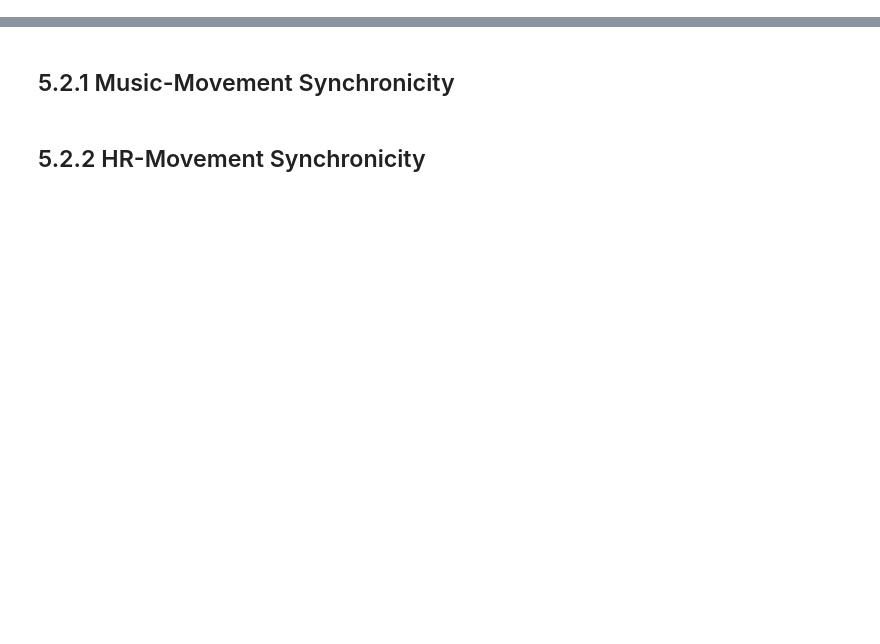
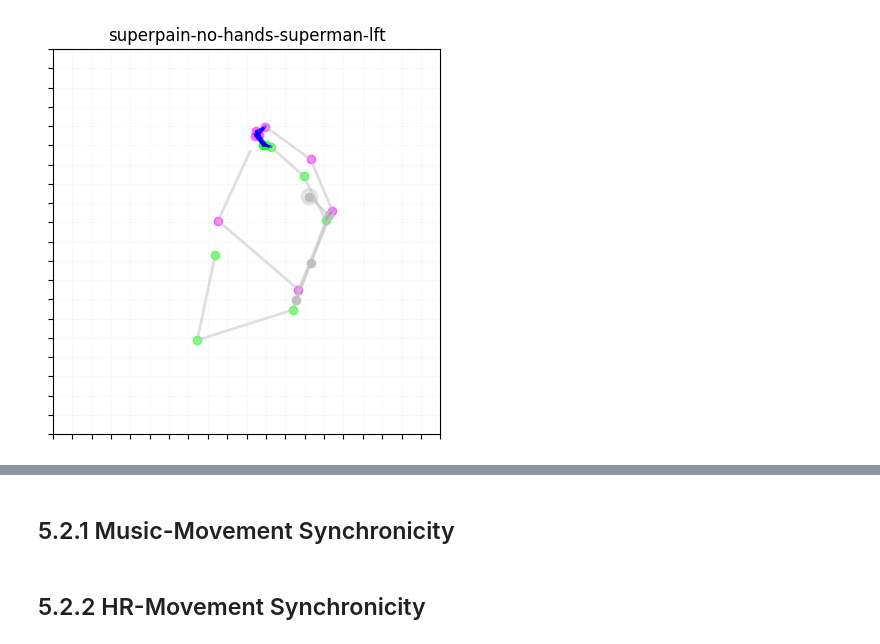
Before and after one commit to kayesokua/poledance.xyz, a Jupyter notebook: docs/5-0_data_visualizations.ipynb, the cells around one changed output, grey strips where cells are left out. Drawn from its saved outputs; the diff is of its cells as text; code cells hidden in the pictures; blank space fills up the shorter version.

```diff
--- a/docs/5-0_data_visualizations.ipynb
+++ b/docs/5-0_data_visualizations.ipynb
@@ -129,0 +226,97 @@ plot_world_pose_coordinates_custom(pose_coordinates, 10, 120, "elevation:10 , az
+# %%
+from itertools import combinations
+
+def plot_pose_contact_points(data, idx, spine=True, right_arm=False, left_arm=False,right_leg=False, left_leg=False, save_image=False):
+    threshold=0.04
+    row = data.iloc[idx]
+    fig, ax = plt.subplots(figsize=(5, 5))
+
+    title = f"{row['pose_name']}" if 'pose_name' in row and pd.notna(row['pose_name']) else f"{row['image_filename'], row['pos_body']}"
+    ax.set_title(title)
+
+    x_cols = sorted([col for col in data.columns if col.startswith('landmark_') and col.endswith('_x')])
+    y_cols = sorted([col for col in data.columns if col.startswith('landmark_') and col.endswith('_y')])
+    x = row[x_cols].values
+    y = row[y_cols].values
+    colors = ['magenta' if i % 2 == 0 else 'lime' for i in range(len(x))]
+
+    for i in range(11, 28):
+        color = 'magenta' if i % 2 == 0 else 'lime'
+        ax.scatter(x[i], y[i], color=color, alpha=0.5)
+
+    connected_pairs = []
+
+    for i in range(11,28):
+        for j in range(11+1,28):
+            if np.hypot(x[i] - x[j], y[i] - y[j]) < threshold:
+                ax.plot([x[i], x[j]], [y[i], y[j]], color='blue', alpha=0.5)
+                connected_pairs.append((i, j))
+
+    default = 'silver'
+    spine_color = 'black' if spine else 'silver'
+    right_arm_color = 'magenta' if right_arm else 'silver'
+    left_arm_color = 'lime' if left_arm else 'silver'
+    right_leg_color = 'magenta' if right_leg else 'silver'
+    left_leg_color = 'lime' if left_leg else 'silver'
+
+    # Spine
+    Sx = [row['head_x'], row['chest_x'], row['stomach_x'], row['hip_x']]
+    Sy = [row['head_y'], row['chest_y'], row['stomach_y'], row['hip_y']]
+    ax.plot(Sx, Sy, color=mcolors.CSS4_COLORS[default], label="Spine", alpha=0.5, linewidth=2)
+    head_circ = Circle((row['head_x'], row['head_y']), radius=0.02, color=mcolors.CSS4_COLORS[default], alpha=0.3,linewidth=2)
+    ax.add_patch(head_circ)
+    ax.scatter(row['head_x'], row['head_y'], color=mcolors.CSS4_COLORS[default], label="Head")
+    ax.scatter(row['chest_x'], row['chest_y'], color=mcolors.CSS4_COLORS[default], label="Chest")
+    ax.scatter(row['stomach_x'], row['stomach_y'], color=mcolors.CSS4_COLORS[default], label="Stomach")
+    ax.scatter(row['hip_x'], row['hip_y'], color=mcolors.CSS4_COLORS[default], label="Mid Hip")
+
+    # Torso
+    Tx = [row['landmark_11_x'], row['landmark_12_x'], row['landmark_24_x'],row['landmark_23_x'],row['landmark_11_x']]
+    Ty = [row['landmark_11_y'], row['landmark_12_y'], row['landmark_24_y'],row['landmark_23_y'],row['landmark_11_y']]
+    ax.plot(Tx, Ty, color=mcolors.CSS4_COLORS[default], label="Torso", alpha=0.5, linewidth=2)
+
+    # Right Arm
+    RAx = [row['landmark_12_x'], row['landmark_14_x'], row['landmark_16_x']]
+    RAy = [row['landmark_12_y'], row['landmark_14_y'], row['landmark_16_y']]
+    ax.plot(RAx, RAy, color=mcolors.CSS4_COLORS[right_arm_color], label="Right Arm", alpha=0.5, linewidth=2)
+
+
+    # Left Arm
+    LAx = [row['landmark_11_x'], row['landmark_13_x'], row['landmark_15_x']]
+    LAy = [row['landmark_11_y'], row['landmark_13_y'], row['landmark_15_y']]
+    ax.plot(LAx, LAy, color=mcolors.CSS4_COLORS[left_arm_color], label="Left Arm", alpha=0.5, linewidth=2)
+
+
+    # Right Leg
+    RLx = [row['landmark_24_x'], row['landmark_26_x'], row['landmark_28_x']]
+    RLy = [row['landmark_24_y'], row['landmark_26_y'], row['landmark_28_y']]
+    ax.plot(RLx, RLy, color=mcolors.CSS4_COLORS[right_leg_color], label="Left Leg", alpha=0.5, linewidth=2)
+
+    LLx = [row['landmark_23_x'], row['landmark_25_x'], row['landmark_27_x']]
+    LLy = [row['landmark_23_y'], row['landmark_25_y'], row['landmark_27_y']]
+    ax.plot(LLx, LLy, color=mcolors.CSS4_COLORS[left_leg_color], label="Left Leg", alpha=0.5, linewidth=2)
+
+    ax.set_xlabel("")
+    ax.set_ylabel("")
+    ax.set_xlim(0, 1)
+    ax.set_ylim(0, 1)
+    ax.invert_yaxis()
+    ax.set_xticks(np.arange(0, 1.05, 0.05))
+    ax.set_yticks(np.arange(0, 1.05, 0.05))
+    ax.set_xticklabels("")
+    ax.set_yticklabels("")
+    ax.grid(True)
+    ax.grid(which='both', color='silver', linestyle='--', linewidth=0.5, alpha=0.2)
+
+    if save_image:
+        plt.savefig(f"drawing_{row['image_filename']}.png")
+        plt.close()
+    else:
+        plt.show()
+
+    print("Connected pairs found:",connected_pairs)
+
+plot_pose_contact_points(tricks, 498)
+plot_pose_contact_points(tricks, 1)
+# %% [output]
+[figure, added]
```
Also changed, not shown: parts of 20 cells of this notebook.
